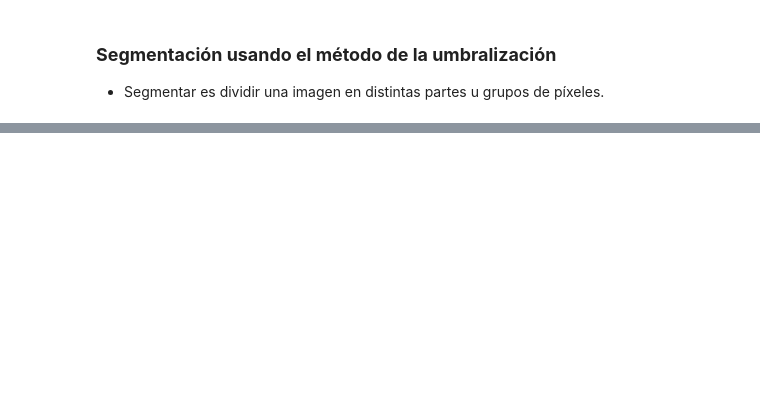
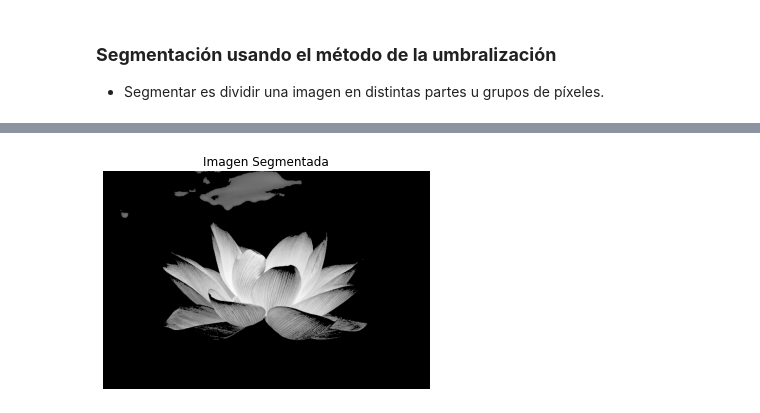
Before and after one commit to jpcano1/ISIS_4825_taller_3, a Jupyter notebook: bootcamp/Scikit_image_Bootcamp.ipynb, the cells around one changed output, grey strips where cells are left out. Cells and saved outputs as stored; diff of their text form; code cells hidden in the pictures; blank space fills up the shorter version.

```diff
--- a/bootcamp/Scikit_image_Bootcamp.ipynb
+++ b/bootcamp/Scikit_image_Bootcamp.ipynb
@@ -137,0 +159,6 @@ plt.show();
+# %%
+segmented_img = img_gray * binarized_img
+# %%
+vis.visualize(segmented_img, "Imagen Segmentada")
+# %% [output]
+[figure, added]
```
Also changed, not shown: parts of 11 cells of this notebook, 1 other file.
